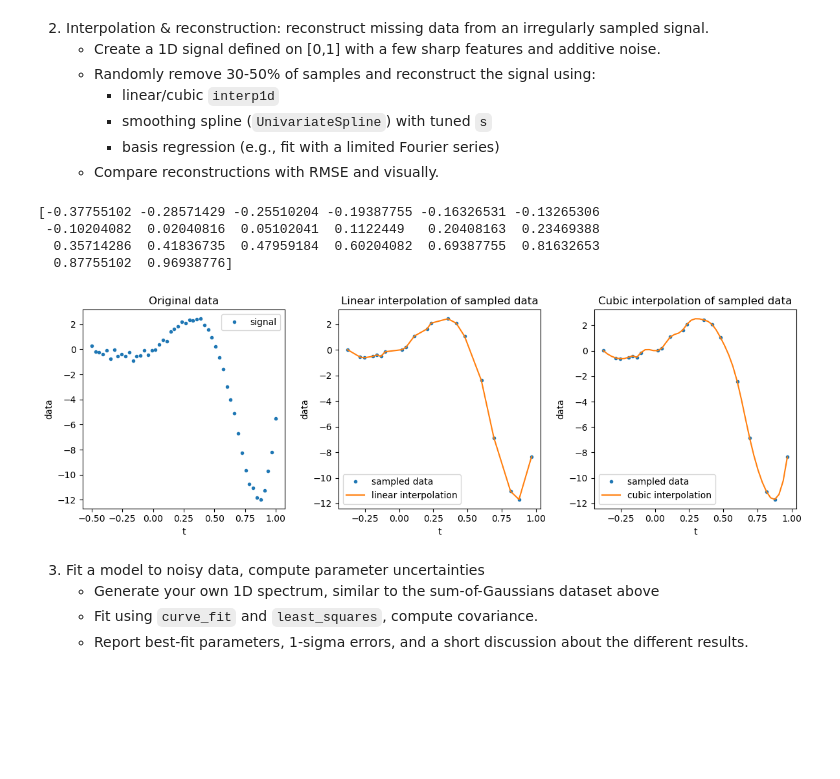
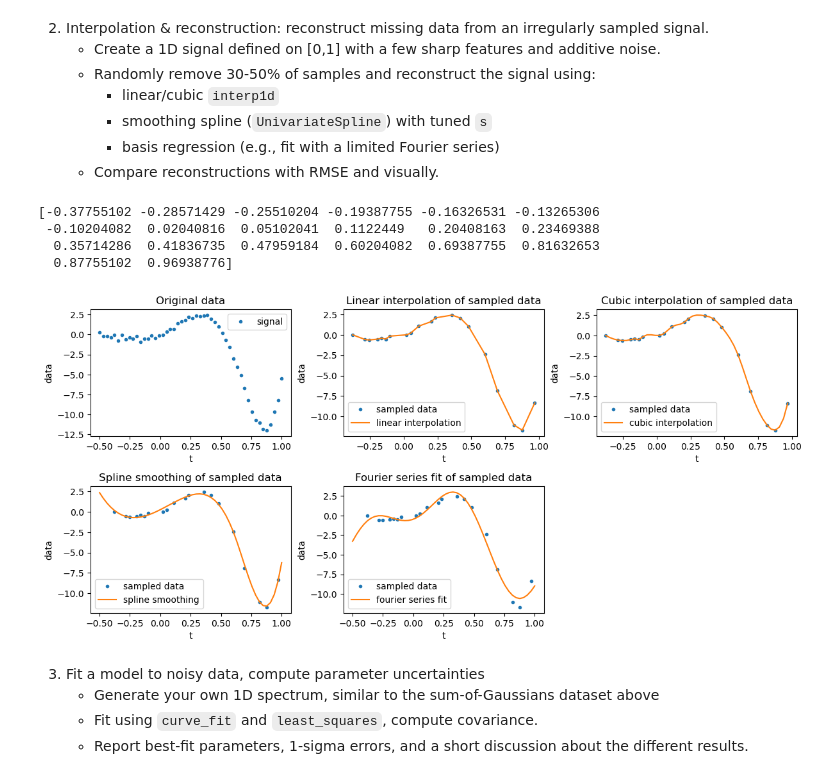
Before and after one commit to AlejandroRG03/computacion_master, a Jupyter notebook: USC-FCA-main/numpy_scipy.ipynb, the cells around one changed output. Saved outputs shown, nothing was run; the diff lists cells and outputs as text; code cells hidden in the pictures; blank space fills up the shorter version.

```diff
--- a/USC-FCA-main/numpy_scipy.ipynb
+++ b/USC-FCA-main/numpy_scipy.ipynb
@@ -737,8 +737,8 @@ signal = lambda t: np.exp(3*t)*np.sin(6*t) + 0.2*np.random.normal(size=len(t))
 t = np.linspace(-0.5,1, 50)
 y = signal(t)
 
-fig = plt.figure(figsize=(12,4))
-ax = [fig.add_subplot(1, 3, i) for i in range(1,4)]
+fig = plt.figure(figsize=(12,8))
+ax = [fig.add_subplot(3, 3, i) for i in range(1,6)]
 
 ax[0].plot(t, y, '.', label='signal')
 ax[0].set_xlabel('t')
@@ -752,34 +752,64 @@ t_sample = np.unique(t_sample) # remove duplicates
 
 y_sample = signal(t_sample)
 
 print(t_sample)
 
 y_linar_interp = scp.interpolate.interp1d(t_sample, y_sample, kind='linear', bounds_error=False)(t)
 y_cubic_interp = scp.interpolate.interp1d(t_sample, y_sample, kind='cubic', bounds_error=False)(t)
 
 ax[1].plot(t_sample, y_sample, '.', label='sampled data')
 ax[1].plot(t, y_linar_interp, label='linear interpolation')
 ax[1].set_xlabel('t')
 ax[1].set_ylabel('data')
 ax[1].set_title('Linear interpolation of sampled data')
 ax[1].legend()
 
 ax[2].plot(t_sample, y_sample, '.', label='sampled data')
 ax[2].plot(t, y_cubic_interp, label='cubic interpolation')
 ax[2].set_xlabel('t')
 ax[2].set_ylabel('data')
 ax[2].set_title('Cubic interpolation of sampled data')
 ax[2].legend()
 
+# spline smoothing
+
+spline = scp.interpolate.UnivariateSpline(t_sample, y_sample, s=1.0)
+y_spline = spline(t)
+
+ax[3].plot(t_sample, y_sample, '.', label='sampled data')
+ax[3].plot(t, y_spline, label='spline smoothing')
+ax[3].set_xlabel('t')
+ax[3].set_ylabel('data')
+ax[3].set_title('Spline smoothing of sampled data')
+ax[3].legend()
+
+# basic fourier series fit
+
+def fourier_series(t, a0, a1, a2, b1, b2, T):
+    return (a0 + a1*np.cos(2*np.pi*t/T) + b1*np.sin(2*np.pi*t/T) +
+            a2*np.cos(4*np.pi*t/T) + b2*np.sin(4*np.pi*t/T))
+
+p0 = [1,1,1,1,1,1]
+
+params, pcov = scp.optimize.curve_fit(fourier_series, t_sample, y_sample, p0=p0)
+
+y_fourier = fourier_series(t, *params)
+
+ax[4].plot(t_sample, y_sample, '.', label='sampled data')
+ax[4].plot(t, y_fourier, label='fourier series fit')
+ax[4].set_xlabel('t')
+ax[4].set_ylabel('data')
+ax[4].set_title('Fourier series fit of sampled data')
+ax[4].legend()
 
 fig.tight_layout()
 plt.show()
 # %% [output]
 [-0.37755102 -0.28571429 -0.25510204 -0.19387755 -0.16326531 -0.13265306
  -0.10204082  0.02040816  0.05102041  0.1122449   0.20408163  0.23469388
   0.35714286  0.41836735  0.47959184  0.60204082  0.69387755  0.81632653
   0.87755102  0.96938776]
-[figure, old version]
+[figure, new version]
 # %% [markdown]
 3. Fit a model to noisy data, compute parameter uncertainties
      - Generate your own 1D spectrum, similar to the sum-of-Gaussians dataset above
```
Also changed, not shown: 4 other files.
